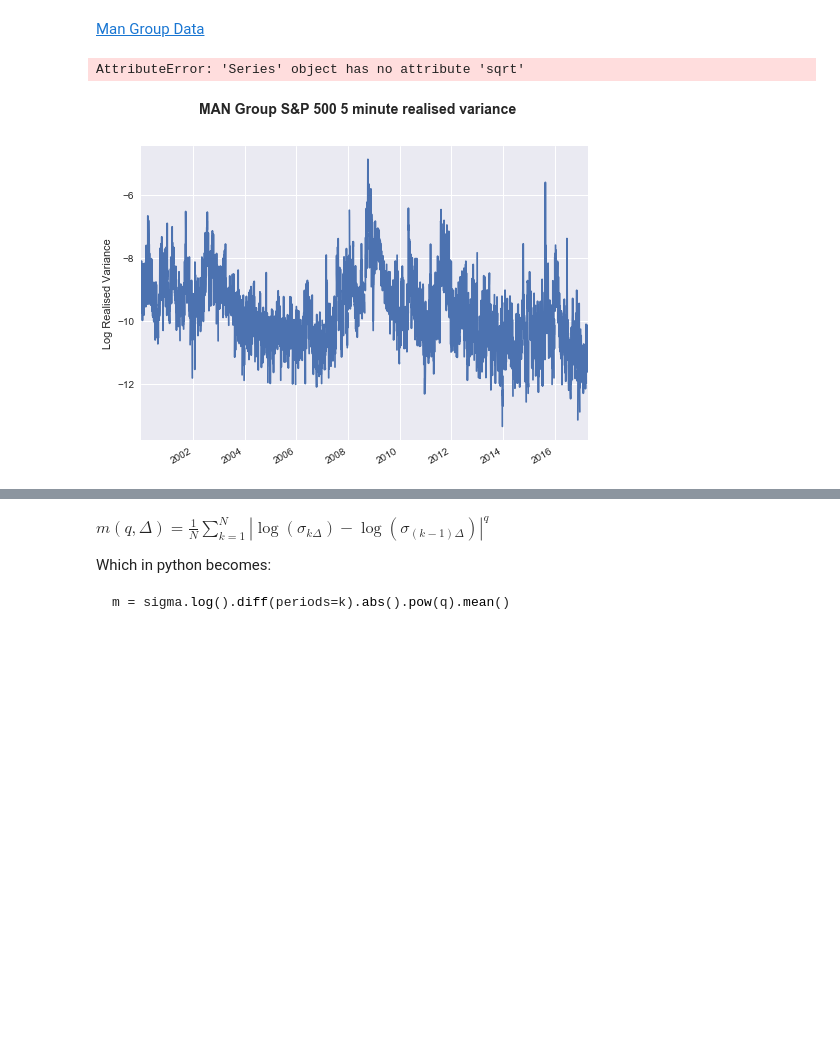
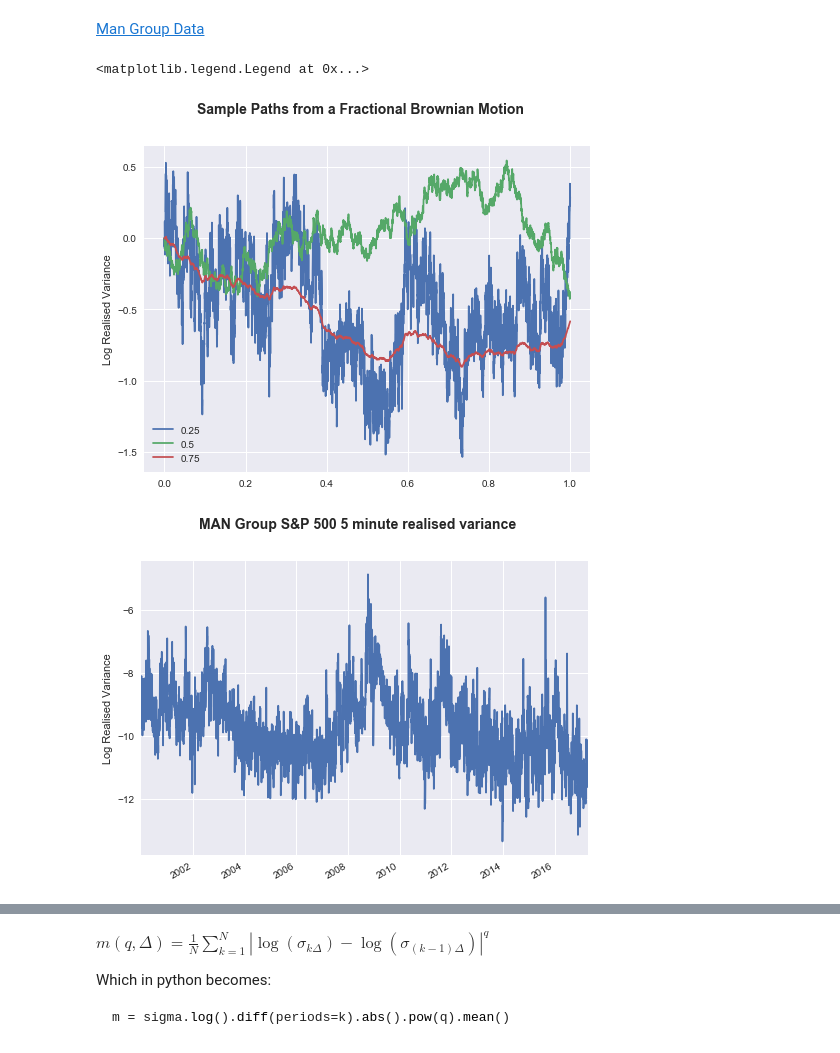
Before and after one commit to ef4s/RoughVol, a Jupyter notebook: Untitled.ipynb, the cells around one changed output, grey strips where cells are left out. Drawn from its saved outputs; the diff is of its cells as text; code cells hidden in the pictures; blank space fills up the shorter version.

```diff
--- a/Untitled.ipynb
+++ b/Untitled.ipynb
@@ -22,18 +23,38 @@ Fractional Brownian Motion (fBM) is like Brownian Motion, but the increments are
 # %% [markdown]
 [Man Group Data](http://realized.oxford-man.ox.ac.uk/data/download)
 # %%
-man = pd.read_csv('OxfordManRealizedVolatilityIndices.csv', header=2, index_col=0, parse_dates=True, usecols=[0,1])
-man = np.log(man['SPX2.rv'].
+man = pd.read_csv('OxfordManRealizedVolatilityIndices.csv', header=2, index_col=0, parse_dates=True, usecols=[0,1])['SPX2.rv']
+man.dropna(inplace=True)
+# man = pd.Series(man)
+man_log_var = np.log(man)
+man_log_std = np.log(np.sqrt(man))
+# man = np.log(man['SPX2.rv'].apply(np.sqrt))
-# %% [output]
-AttributeError: 'Series' object has no attribute 'sqrt'
+# %%
+fig = plt.figure(figsize=(8, 6))
+fig.suptitle('Sample Paths from a Fractional Brownian Motion', fontsize=14, fontweight='bold')
+
+ax = fig.add_subplot(111)
+
+ax.set_ylabel('Log Realised Variance')
+ax.xaxis.label.set_visible(False)
+
+n = man_log_var.size
+exponents = [0.25, 0.5, 0.75]
+for hurst in exponents:
+    fbmr, _, times = fbm.fbm(n, H=hurst, L=1, method='daviesharte', random_seed=1337)
+    plt.plot(times, fbmr)
+plt.legend(exponents)
+# %% [output]
+<matplotlib.legend.Legend at 0x...>
+[figure, added]
 # %%
 fig = plt.figure(figsize=(8, 6))
 fig.suptitle('MAN Group S&P 500 5 minute realised variance', fontsize=14, fontweight='bold')
 
 ax = fig.add_subplot(111)
-man.plot(ax=ax)
+man_log_var.plot(ax=ax)
 
 ax.set_ylabel('Log Realised Variance')
 ax.xaxis.label.set_visible(False)
 # %% [output]
-[figure, old version]
+[figure, new version]
```
Also changed, not shown: parts of 34 cells of this notebook.
